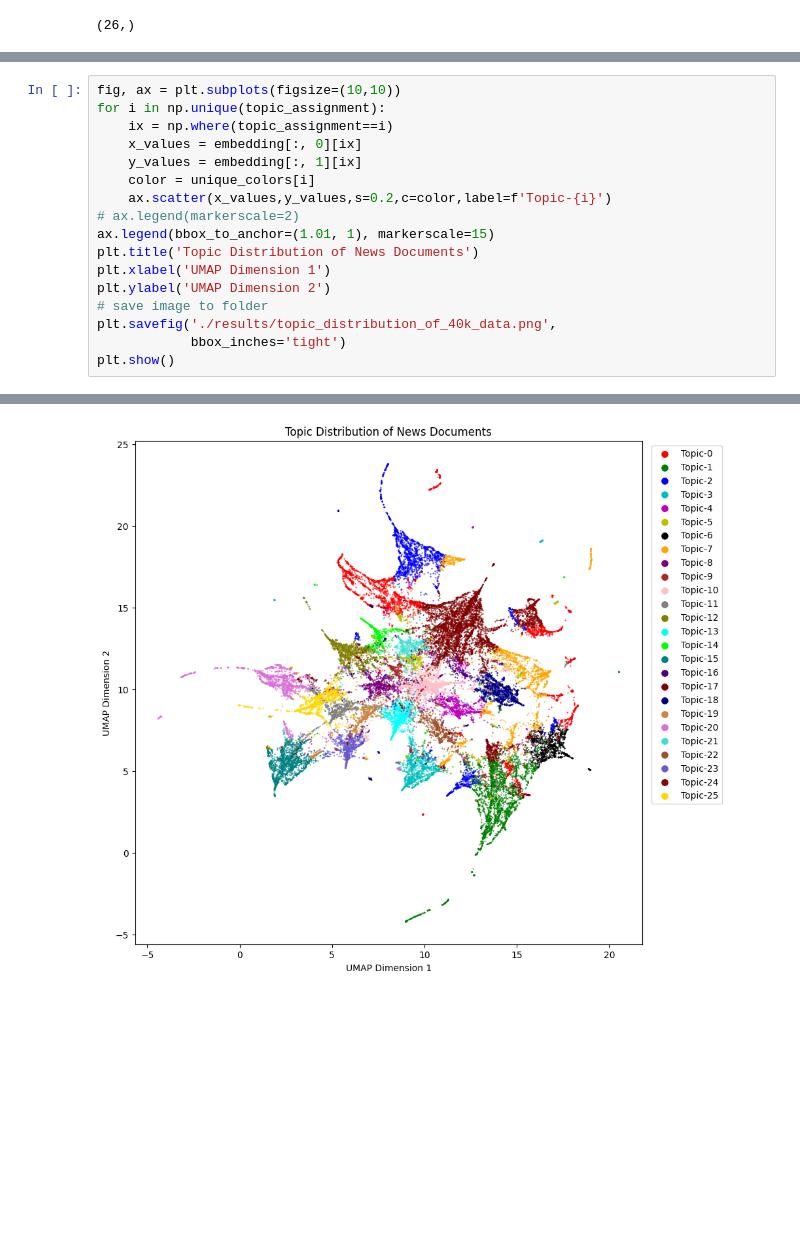
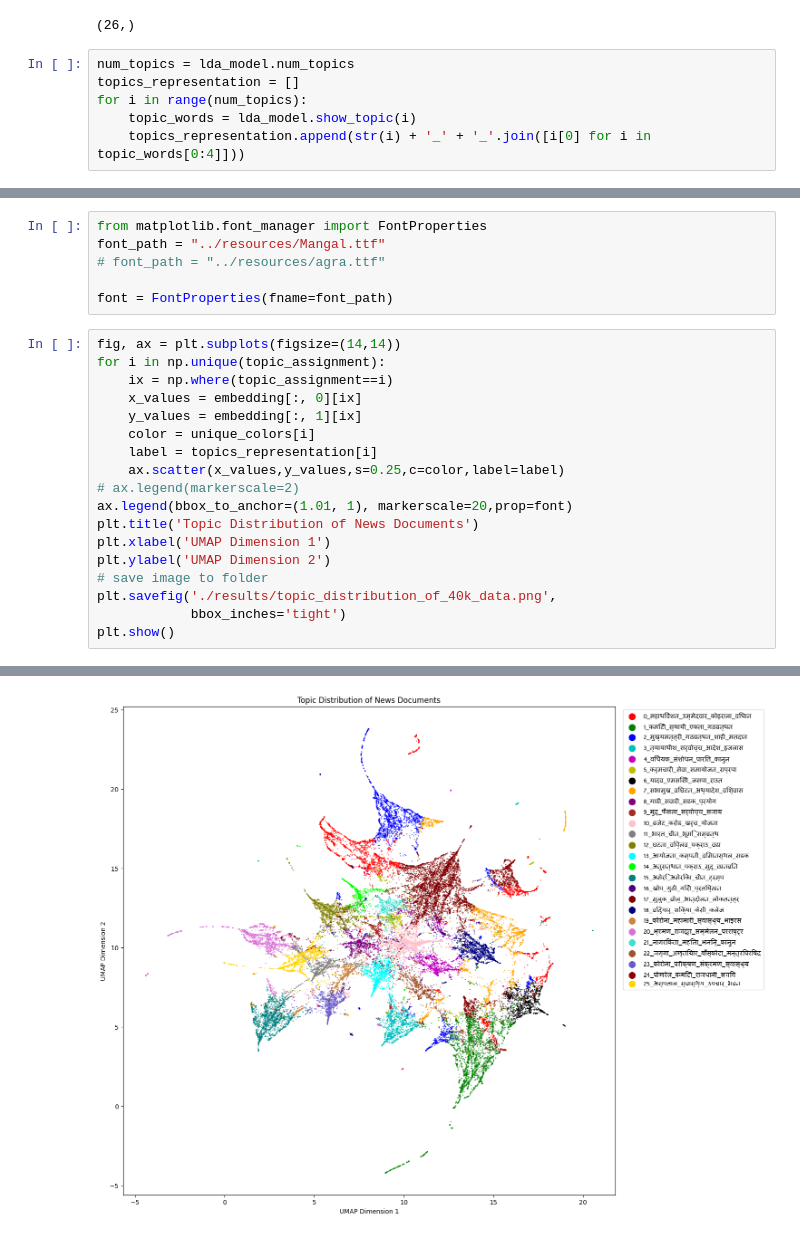
Before and after one commit to adh-aashish/topic_modeling, a Jupyter notebook: notebooks/generateTopicDistribution.ipynb, the cells around one changed output, grey strips where cells are left out. Cells and saved outputs as stored; diff of their text form; blank space fills up the shorter version.

Commit message:
worked on getting cluster of 26 topics for now

```diff
--- a/notebooks/generateTopicDistribution.ipynb
+++ b/notebooks/generateTopicDistribution.ipynb
@@ -110,3 +193,9 @@ print(topic_assignment)
 np.unique(topic_assignment).shape
 # %% [output]
 (26,)
+# %%
+num_topics = lda_model.num_topics
+topics_representation = []
+for i in range(num_topics):
+    topic_words = lda_model.show_topic(i)
+    topics_representation.append(str(i) + '_' + '_'.join([i[0] for i in topic_words[0:4]]))
@@ -113,13 +235,20 @@ np.unique(topic_assignment).shape
+# %%
+from matplotlib.font_manager import FontProperties
+font_path = "../resources/Mangal.ttf"
+# font_path = "../resources/agra.ttf"
+
+font = FontProperties(fname=font_path)
 # %%
-fig, ax = plt.subplots(figsize=(10,10))
+fig, ax = plt.subplots(figsize=(14,14))
 for i in np.unique(topic_assignment):
     ix = np.where(topic_assignment==i)
     x_values = embedding[:, 0][ix]
     y_values = embedding[:, 1][ix]
     color = unique_colors[i]
-    ax.scatter(x_values,y_values,s=0.2,c=color,label=f'Topic-{i}')
+    label = topics_representation[i]
+    ax.scatter(x_values,y_values,s=0.25,c=color,label=label)
 # ax.legend(markerscale=2)
-ax.legend(bbox_to_anchor=(1.01, 1), markerscale=15)
+ax.legend(bbox_to_anchor=(1.01, 1), markerscale=20,prop=font)
 plt.title('Topic Distribution of News Documents')
 plt.xlabel('UMAP Dimension 1')
 plt.ylabel('UMAP Dimension 2')
@@ -131 +277 @@ plt.show()
-[figure, old version]
+[figure, new version]
```
Also changed, not shown: parts of 36 cells of this notebook, 1 other file.
